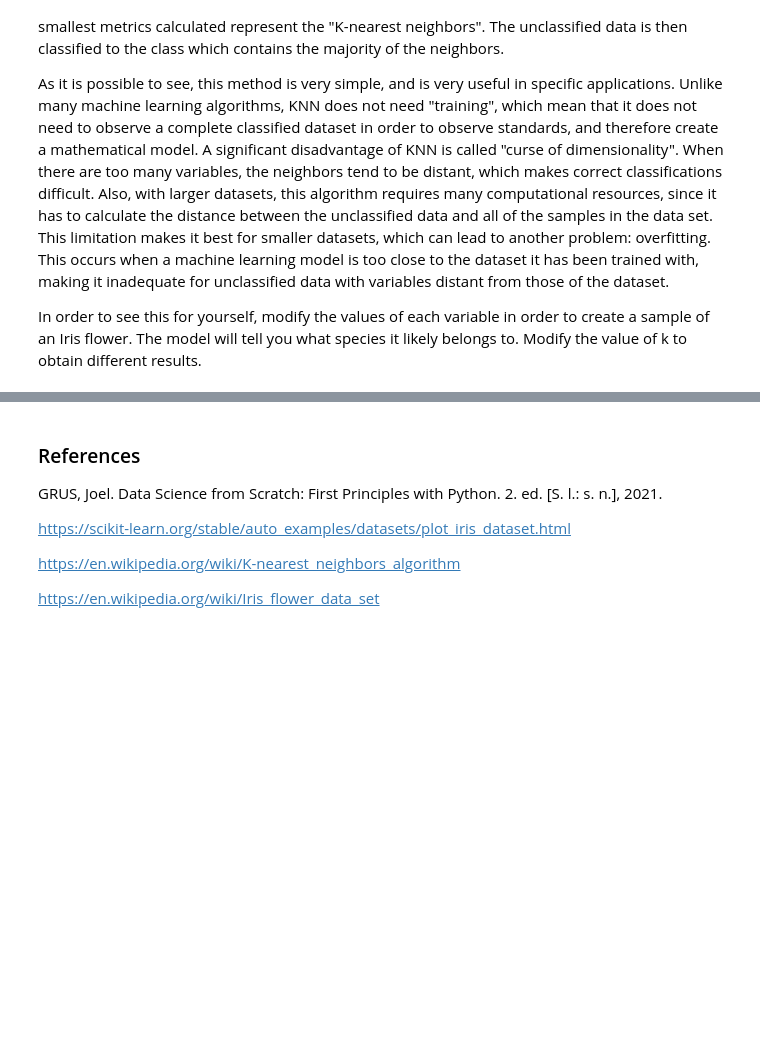
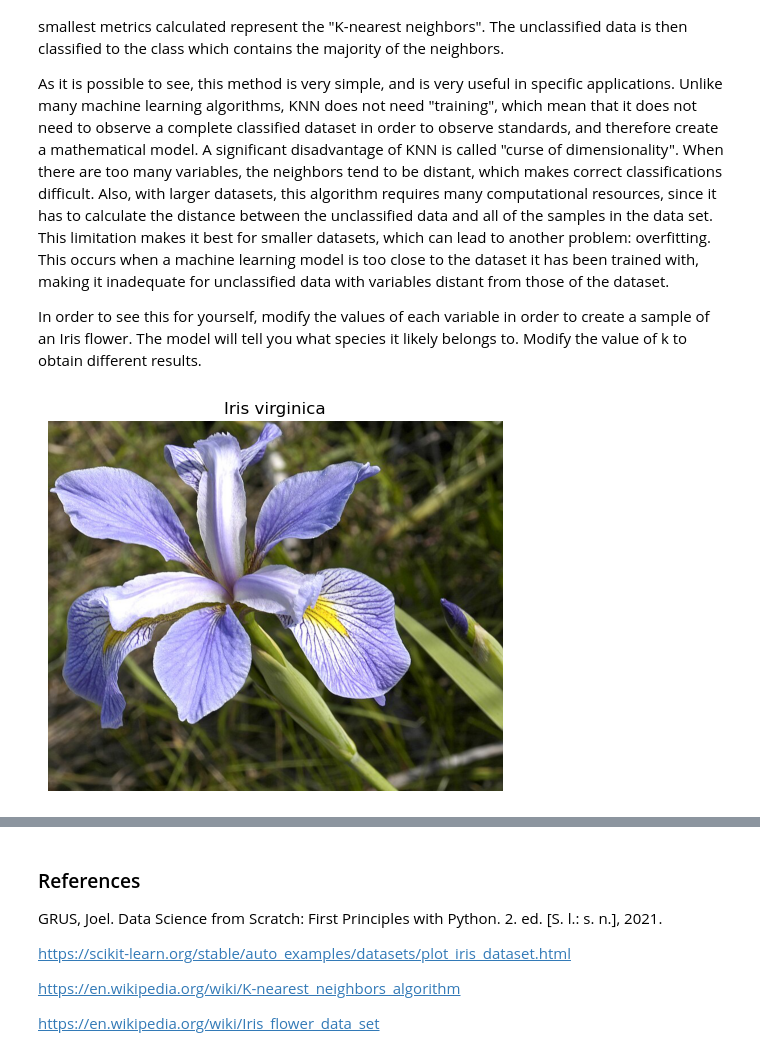
Before and after one commit to uGabrieo07/OlineLinearAlgebraTest, a Jupyter notebook: content/3.1 - METRICS, DISTANCES AND NORMS.ipynb, the cells around one changed output, grey strips where cells are left out. Cells and saved outputs as stored; diff of their text form; code cells hidden in the pictures; blank space fills up the shorter version.

```diff
--- a/content/3.1 - METRICS, DISTANCES AND NORMS.ipynb
+++ b/content/3.1 - METRICS, DISTANCES AND NORMS.ipynb
@@ -162,4 +162,37 @@ As it is possible to see, this method is very simple, and is very useful in spec
 
 In order to see this for yourself, modify the values of each variable in order to create a sample of an Iris flower. The model will tell you what species it likely belongs to. Modify the value of k to obtain different results.
 # %%
-%pip install -q ipywidgets==8.0.7
+import matplotlib.image as mpimg
+
+sepal_length = 7.3
+sepal_width = 3
+petal_length = 5.5
+petal_width = 7
+
+flower = np.array([[sepal_length, sepal_width, petal_length, petal_width]])
+k = 3
+
+knn = KNeighborsClassifier(k)
+
+knn.fit(iris.data, iris.target)
+
+result = knn.predict(flower)
+
+if result == [0]:
+    plt.imshow(mpimg.imread('Irissetosa1.jpg'))
+    plt.title("Iris setosa")
+    plt.axis('off')
+    plt.show()
+
+elif result == [1]:
+    plt.imshow(mpimg.imread('Irisversicolor.jpg'))
+    plt.title("Iris versicolor")
+    plt.axis('off')
+    plt.show()
+else:
+    plt.imshow(mpimg.imread('Irisvirginica.jpg'))
+    plt.title("Iris virginica")
+    plt.axis('off')
+    plt.show()
+# %% [output]
+[figure, added]
```
Also changed, not shown: parts of 2 cells of this notebook, 3 other files.
